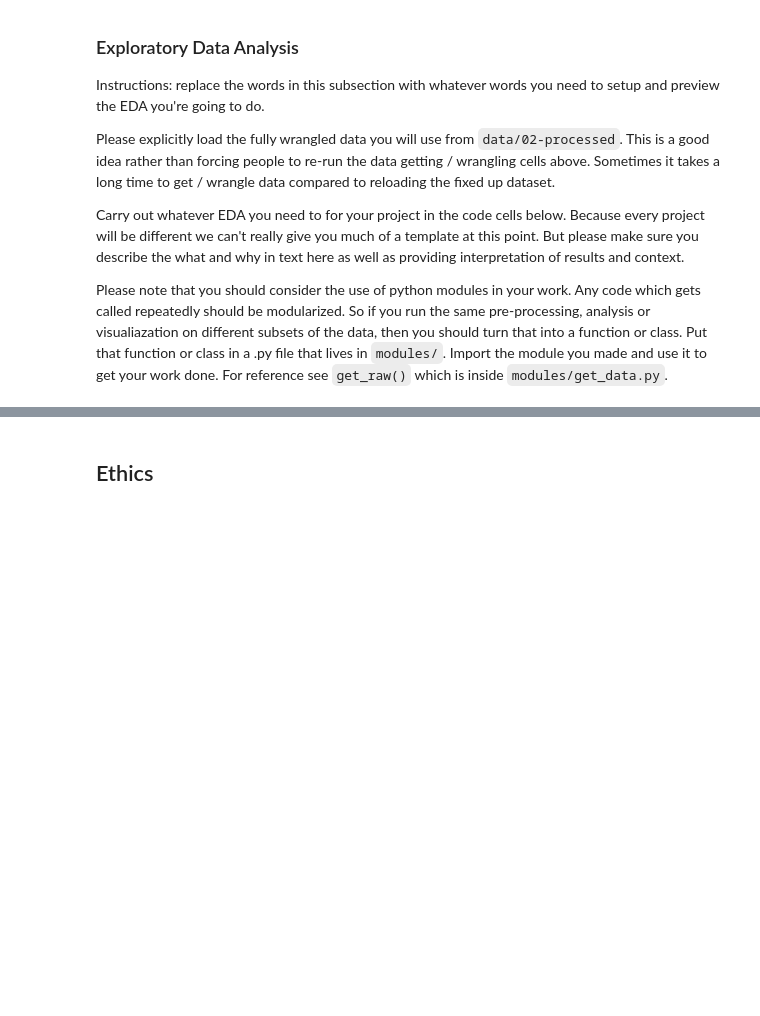
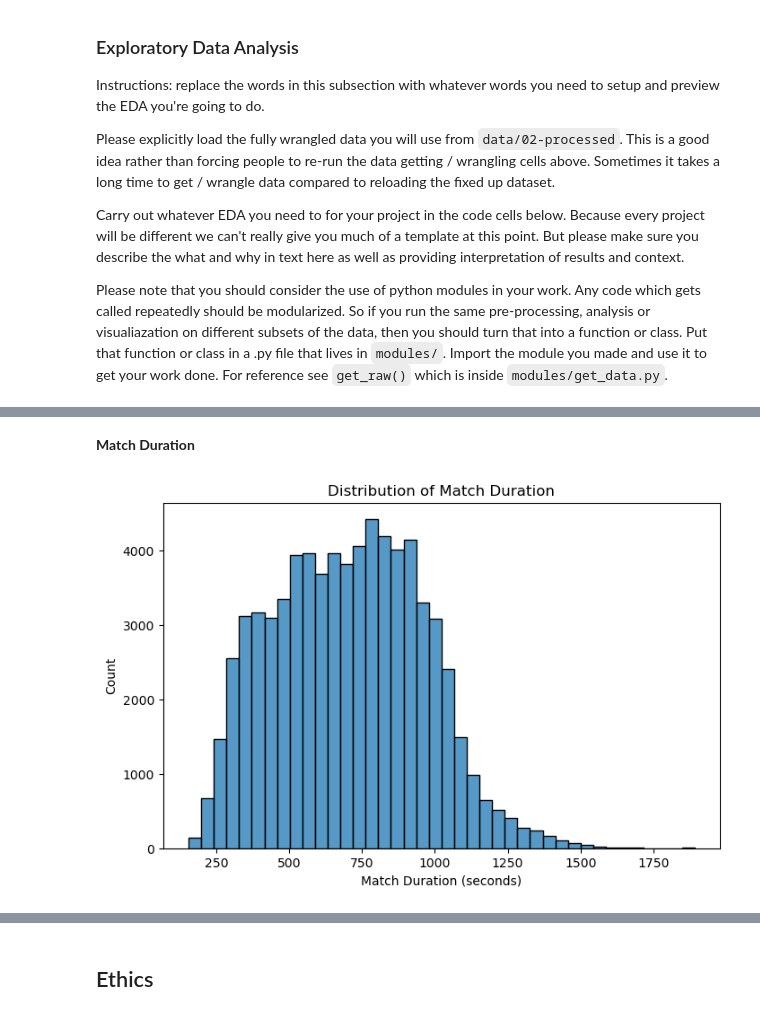
Before and after one commit to COGS108/Group126_WI26, a Jupyter notebook: 02-EDACheckpoint.ipynb, the cells around one changed output, grey strips where cells are left out. Saved outputs shown, nothing was run; the diff lists cells and outputs as text; code cells hidden in the pictures; blank space fills up the shorter version.

```diff
--- a/02-EDACheckpoint.ipynb
+++ b/02-EDACheckpoint.ipynb
@@ -673,0 +831,11 @@ Please note that you should consider the use of python modules in your work.  An
+# %% [markdown]
+**Match Duration**
+# %%
+#Match duration
+plt.figure(figsize=(8, 5))
+sns.histplot(df_reduced["match_duration"], bins=40)
+plt.xlabel("Match Duration (seconds)")
+plt.title("Distribution of Match Duration")
+plt.show()
+# %% [output]
+[figure, added]
```
Also changed, not shown: parts of 45 cells of this notebook.
